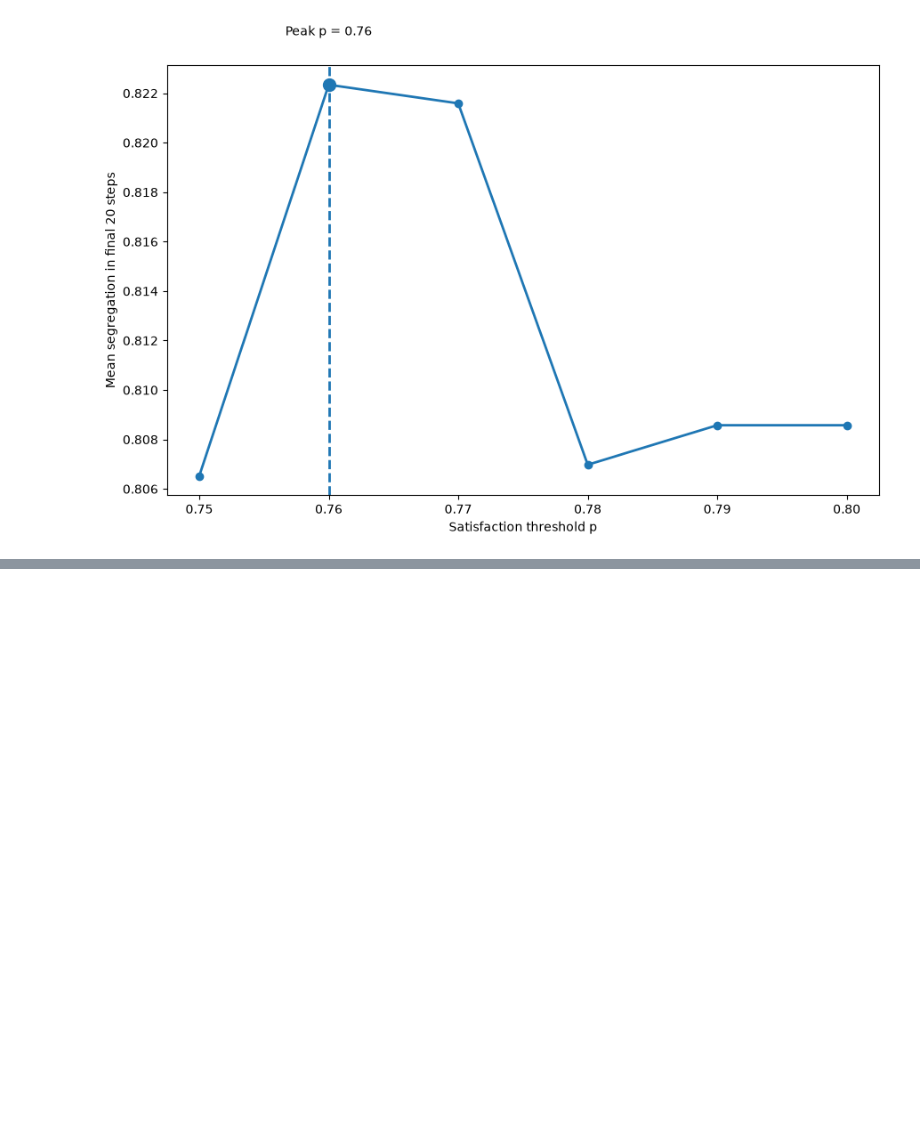
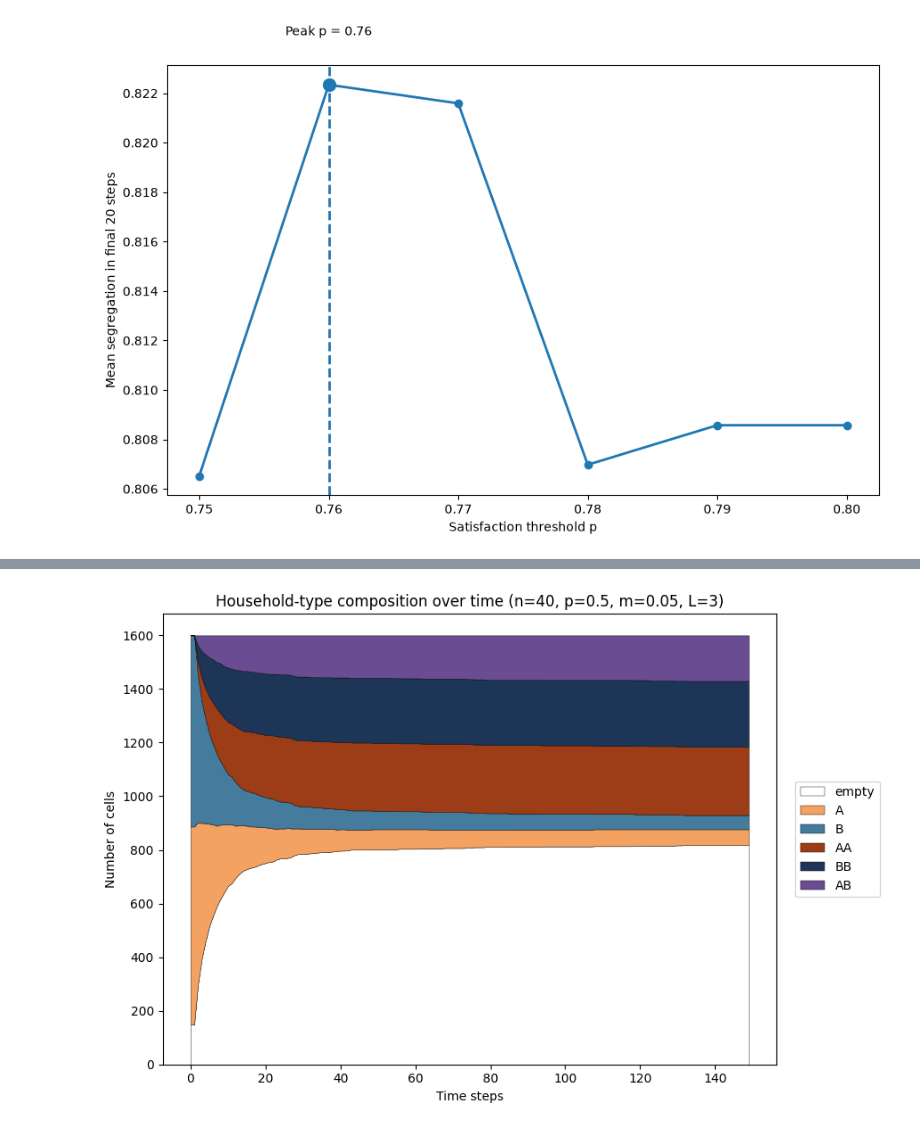
Before and after one commit to DONG-BO-Eric/CITS4403-Project, a Jupyter notebook: code/project.ipynb, the cells around one changed output, grey strips where cells are left out. Cells and saved outputs as stored; diff of their text form; code cells hidden in the pictures; blank space fills up the shorter version.

```diff
--- a/code/project.ipynb
+++ b/code/project.ipynb
@@ -425,0 +798,30 @@ Maximum segregation = 0.8223425000990587
+# %%
+np.random.seed(11)
+grid_comp = ExtendedSchelling(n=40, p=0.5, m=0.05, L=3, q=0.70)
+
+n_steps_comp = 150
+order = ['empty', 'A', 'B', 'AA', 'BB', 'AB']
+history = {k: [] for k in order}
+n_cells = grid_comp.n * grid_comp.n
+
+for t in range(n_steps_comp):
+    out = grid_comp.step()
+    counts = out['counts']
+    history['empty'].append(n_cells - out['n_households'])
+    for k in ('A', 'B', 'AA', 'BB', 'AB'):
+        history[k].append(counts[k])
+
+plt.figure(figsize=(9, 6))
+colors_stack = ['white', '#f4a261', '#457b9d', '#9c3d17', '#1d3557', '#6a4c93']
+plt.stackplot(range(n_steps_comp), [history[k] for k in order],
+              labels=order, colors=colors_stack, edgecolor='black', linewidth=0.3)
+
+decorate(title='Household-type composition over time (n=40, p=0.5, m=0.05, L=3)',
+         xlabel='Time steps',
+         ylabel='Number of cells')
+
+# 图例放到图外面右边，和上面 p 值扫描那张图一样的做法，避免挡住堆叠图本身
+plt.legend(bbox_to_anchor=(1.02, 0.5), loc='center left')
+plt.tight_layout()
+# %% [output]
+[figure, added]
```
Also changed, not shown: parts of 15 cells of this notebook.
